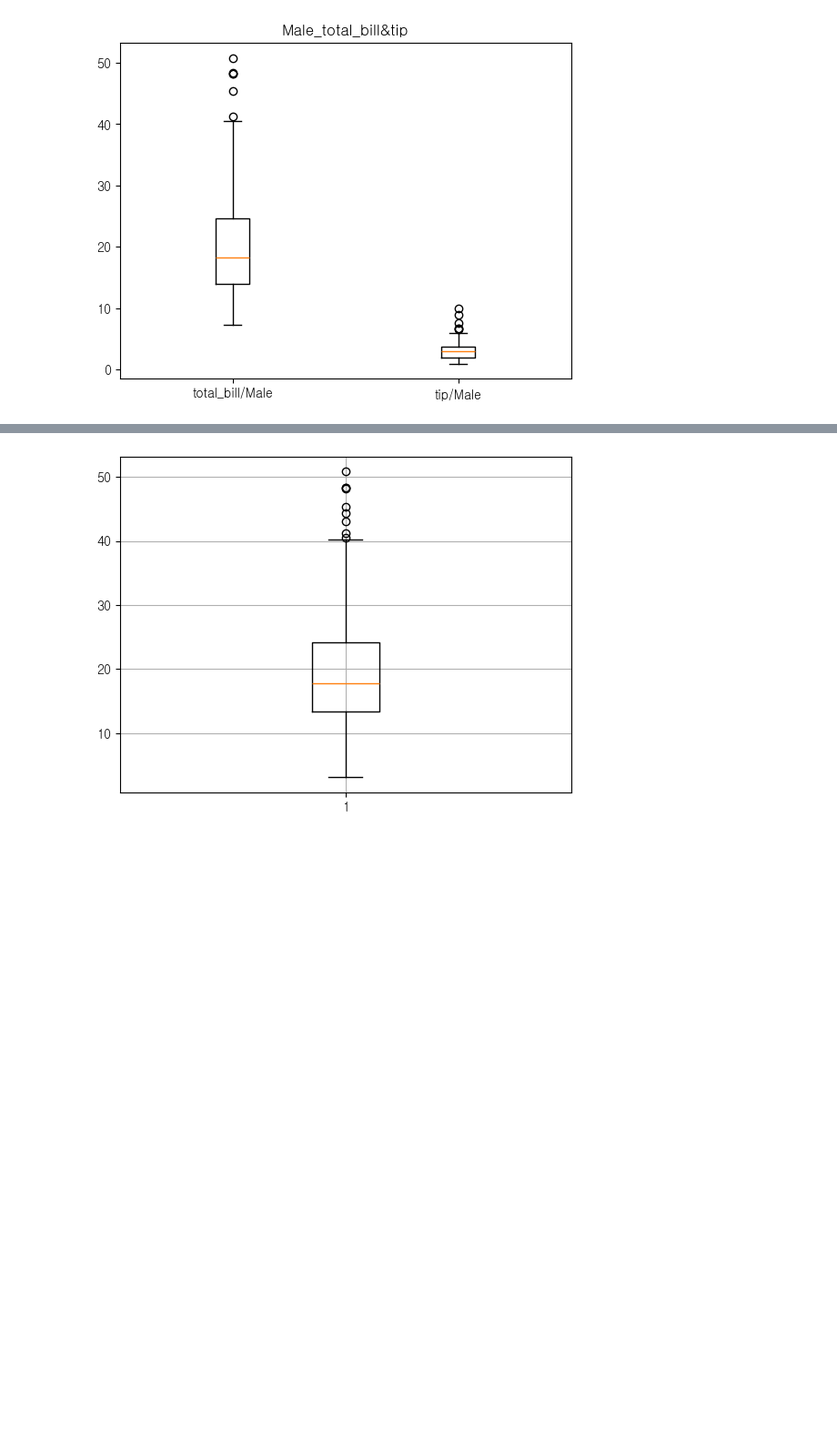
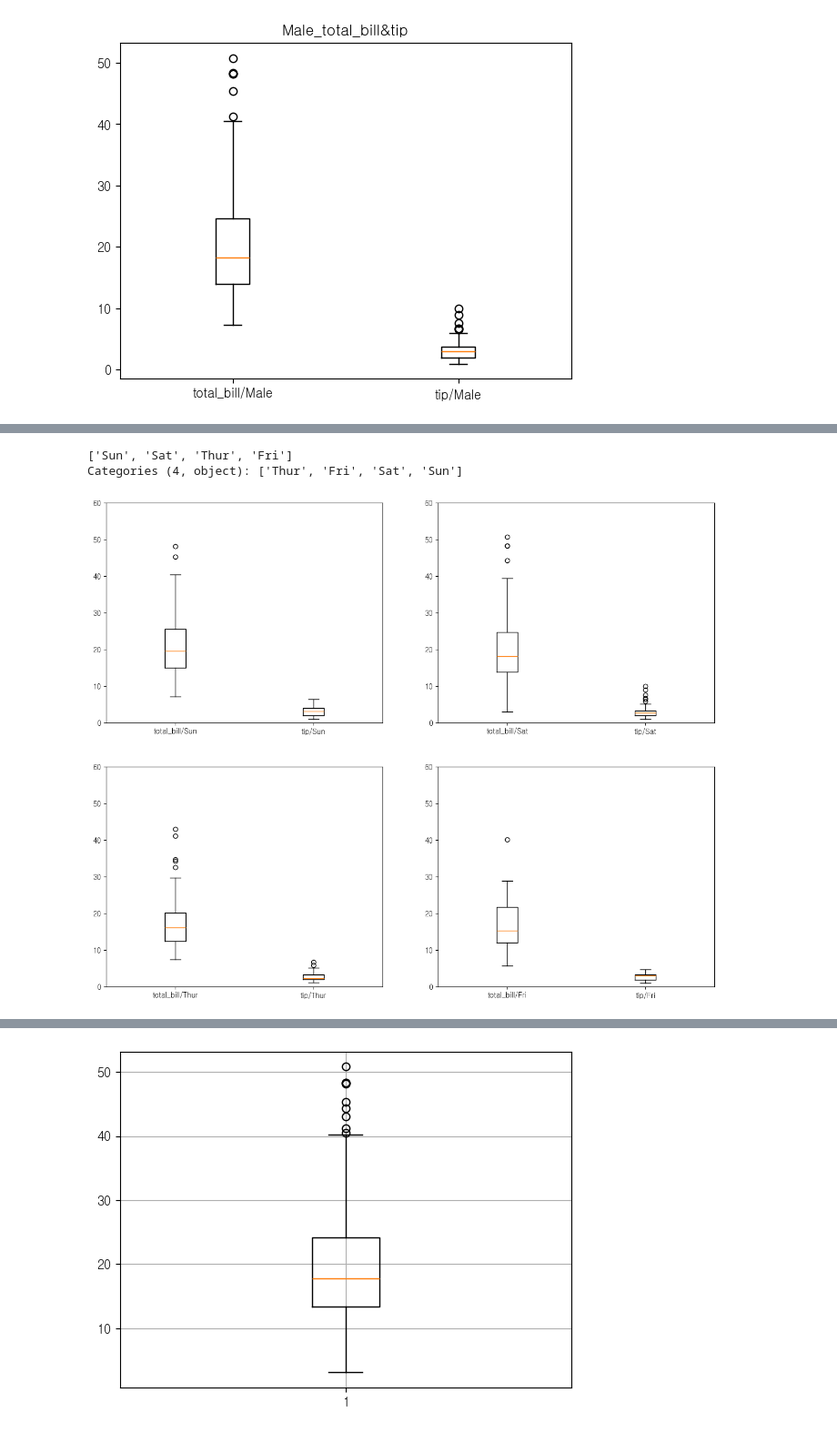
Before and after one commit to jjuuu999/hipython, a Jupyter notebook: 43.시각화.ipynb, the cells around one changed output, grey strips where cells are left out. Shown at 91% size. Drawn from its saved outputs; the diff is of its cells as text; code cells hidden in the pictures; blank space fills up the shorter version.

```diff
--- a/43.시각화.ipynb
+++ b/43.시각화.ipynb
@@ -248,0 +264,39 @@ plt.show()
+# %%
+tips_df['day'].unique()
+# %% [output]
+['Sun', 'Sat', 'Thur', 'Fri']
+Categories (4, object): ['Thur', 'Fri', 'Sat', 'Sun']
+# %%
+plt.figure(figsize=(15, 12))
+
+plt.subplot(2,2,1)
+plt.boxplot([tips_df[tips_df['day']=='Sun']['total_bill'],
+            tips_df[tips_df['day']=='Sun']['tip']],
+            labels=['total_bill/Sun', 'tip/Sun']
+            )
+plt.ylim(0, 60)
+
+plt.subplot(2,2,2)
+plt.boxplot([tips_df[tips_df['day']=='Sat']['total_bill'],
+            tips_df[tips_df['day']=='Sat']['tip']],
+            labels=['total_bill/Sat', 'tip/Sat']
+            )
+plt.ylim(0, 60)
+
+plt.subplot(2,2,3)
+plt.boxplot([tips_df[tips_df['day']=='Thur']['total_bill'],
+            tips_df[tips_df['day']=='Thur']['tip']],
+            labels=['total_bill/Thur', 'tip/Thur']
+            )
+plt.ylim(0, 60)
+
+plt.subplot(2,2,4)
+plt.boxplot([tips_df[tips_df['day']=='Fri']['total_bill'],
+            tips_df[tips_df['day']=='Fri']['tip']],
+            labels=['total_bill/Fri', 'tip/Fri']
+            )
+plt.ylim(0, 60)
+
+plt.show()
+# %% [output]
+[figure, added]
```
Also changed, not shown: parts of 4 cells of this notebook.
